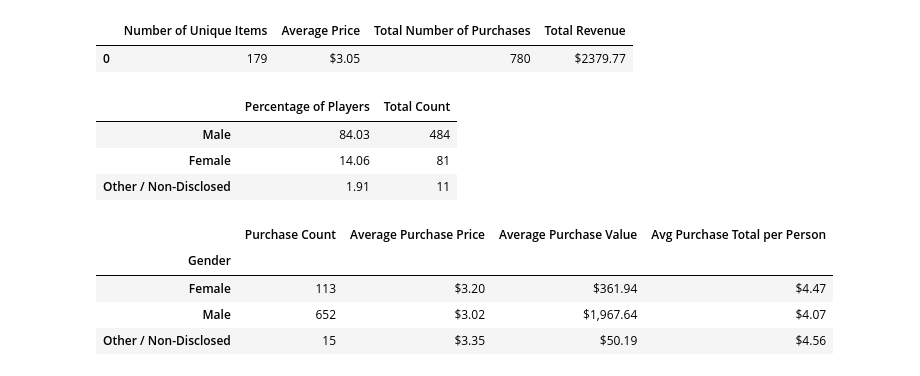
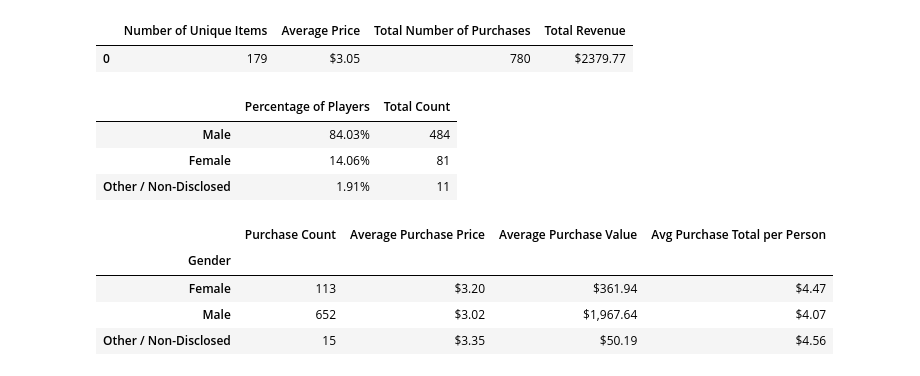
Before and after one commit to zhr47/pandas-challenge, a Jupyter notebook: HeroesofPymoli/HerosofPymoli.ipynb, the cells around one changed output. Drawn from its saved outputs; the diff is of its cells as text; code cells hidden in the pictures.

```diff
--- a/HeroesofPymoli/HerosofPymoli.ipynb
+++ b/HeroesofPymoli/HerosofPymoli.ipynb
@@ -41,28 +41,28 @@ purchase_analysis
 # %%
 # Gender Demographics
 gender_stats = purchase_data.groupby("Gender")
 
 # Count the total of screen names "SN" by gender
 TCG = gender_stats.nunique()["SN"]
 
 # Total count by gender and divivde by total players
 percentage_of_players = (TCG / player_count) * 100
 
 # Create data frame
 gender_demographics = pd.DataFrame({"Percentage of Players": percentage_of_players,
                                     "Total Count": TCG})
 
 # Remove index
 gender_demographics.index.name = None
 
 # Format values
 gender_demographics.sort_values(["Total Count"],
-                                ascending = False).style.format({"Percentage of Players":"{:.2f}"})
+                                ascending = False).style.format({"Percentage of Players":"{:.2f}%"})
 # %% [output]
 |  | Percentage of Players | Total Count |
-| Male | 84.03 | 484 |
-| Female | 14.06 | 81 |
-| Other / Non-Disclosed | 1.91 | 11 |
+| Male | 84.03% | 484 |
+| Female | 14.06% | 81 |
+| Other / Non-Disclosed | 1.91% | 11 |
 # %%
 # Purchasing Analysis (Gender)
 
```
Also changed, not shown: parts of 1 cell of this notebook, 1 other file.
